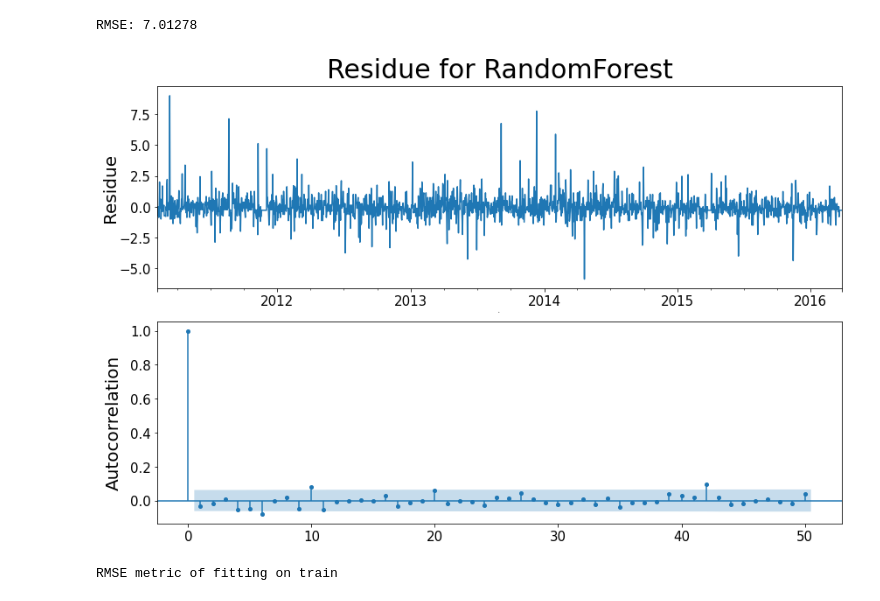
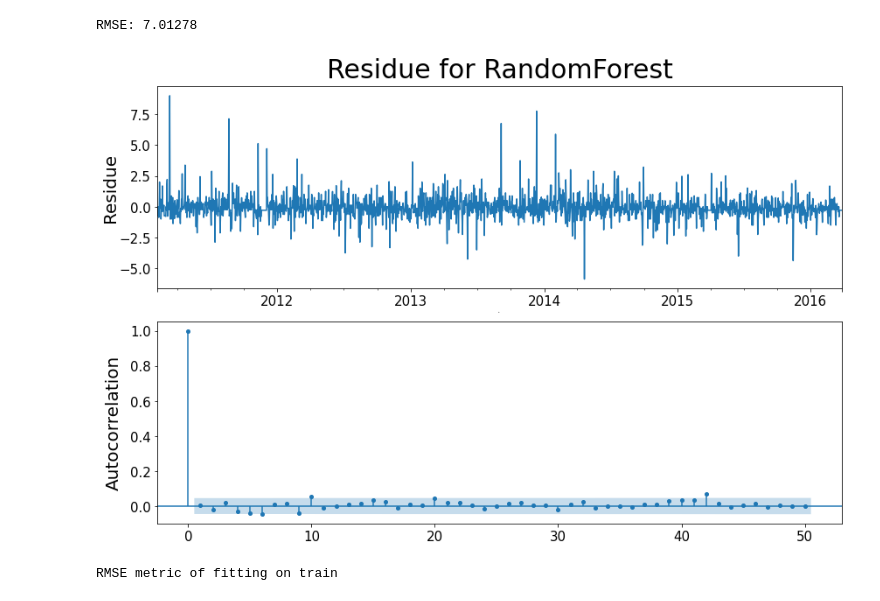
Before and after one commit to MolVlad/Data_Science_Skoltech_Coursework, a Jupyter notebook: Trees_Vlad.ipynb, the cells around one changed output. Drawn from its saved outputs; the diff is of its cells as text; code cells hidden in the pictures.

```diff
--- a/Trees_Vlad.ipynb
+++ b/Trees_Vlad.ipynb
@@ -162,3 +178,6 @@ def add_lags_for_sales(dataframe, lags, drop=True):
         return concatenated.dropna()
     else:
         return concatenated
+# %%
+lags = [1,2,3,4,5,6,7]
+add_lags_for_sales(products_sales[0], lags).head()
@@ -164,0 +286,10 @@ def add_lags_for_sales(dataframe, lags, drop=True):
+# %%
+to_concat = list()
+names = list()
+for i, d in enumerate(products_sales):
+    to_concat.append(pd.DataFrame(d.sales))
+    names.append("Product "+str(i+1))
+
+sales = pd.concat(to_concat, axis=1)
+sales.columns = names
+sales.head()
@@ -184,11 +443,11 @@ def list_train_test_split(data_list):
 # %%
-def split_to_features_target_list(series_with_lags_list):
+def split_to_features_target_list(series_list):
     features_list=[]
     target_list=[]
 
-    for series_with_lags in series_with_lags_list:
-        features_list.append(series_with_lags.drop('sales', axis=1))
-        target_list.append(series_with_lags['sales'])
+    for series in series_list:
+        features_list.append(series_list.drop('sales', axis=1))
+        target_list.append(series['sales'])
 
     return features_list, target_list
 # %%
@@ -450,7 +713,7 @@ estimationCompare(best_models_list[1], products_sales, lags, index=2)
 [figure]
 RMSE: 7.01278
 # %%
-def residues(best_models, data_list, lags, ind, index=0, n_lags=50):
+def residues(best_models, data_list, lags, index=0, n_lags=50):
     model = best_models[index]
 
     train_data_list, _ = list_train_test_split(data_list)
@@ -477,7 +740,7 @@ def residues(best_models, data_list, lags, ind, index=0, n_lags=50):
     axes[1].xaxis.set_tick_params(labelsize=labelsize)
 
     residue.plot(ax=axes[0], legend=False)
-    sm.graphics.tsa.plot_acf(residue[ind], lags=n_lags, ax=axes[1], markersize=4, title='')
+    sm.graphics.tsa.plot_acf(residue, lags=n_lags, ax=axes[1], markersize=4, title='')
 
     ylabelsize=20
     axes[0].set_ylabel('Residue', fontsize=ylabelsize, labelpad=0)
@@ -487,9 +750,9 @@ def residues(best_models, data_list, lags, ind, index=0, n_lags=50):
     plt.tight_layout()
     plt.show()
 # %%
-residues(best_models_list[1], products_sales, lags,  np.arange(1000), index=1, n_lags=50)
+residues(best_models_list[1], products_sales, lags,  index=1, n_lags=50)
 # %% [output]
-[figure, old version]
+[figure, new version]
 # %%
 lags_with_seasonality = [*lags, 365, 365*2, 365*3]
 # %%
```
Also changed, not shown: parts of 63 cells of this notebook.
